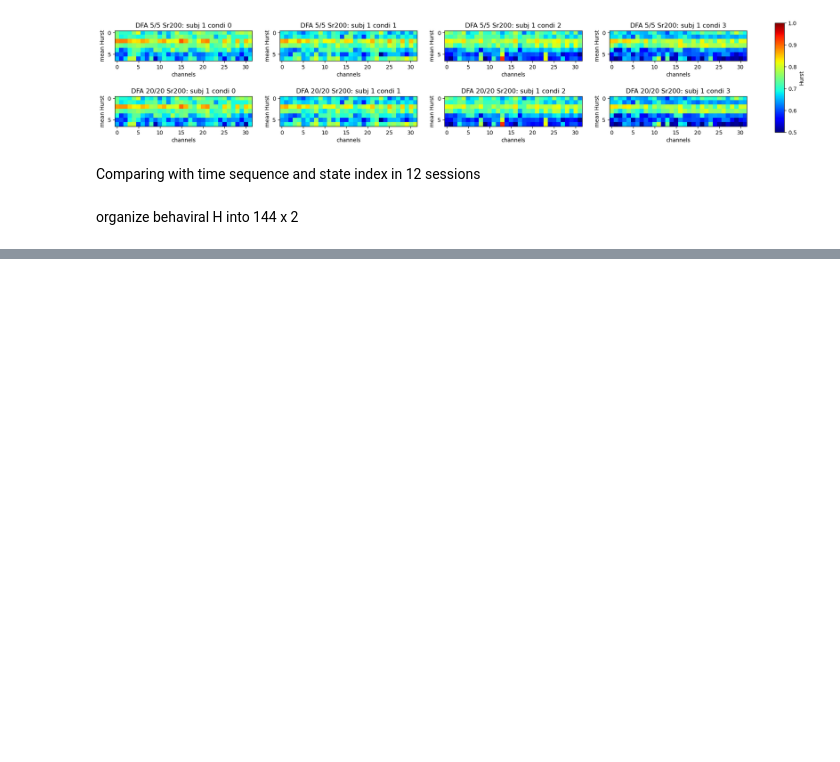
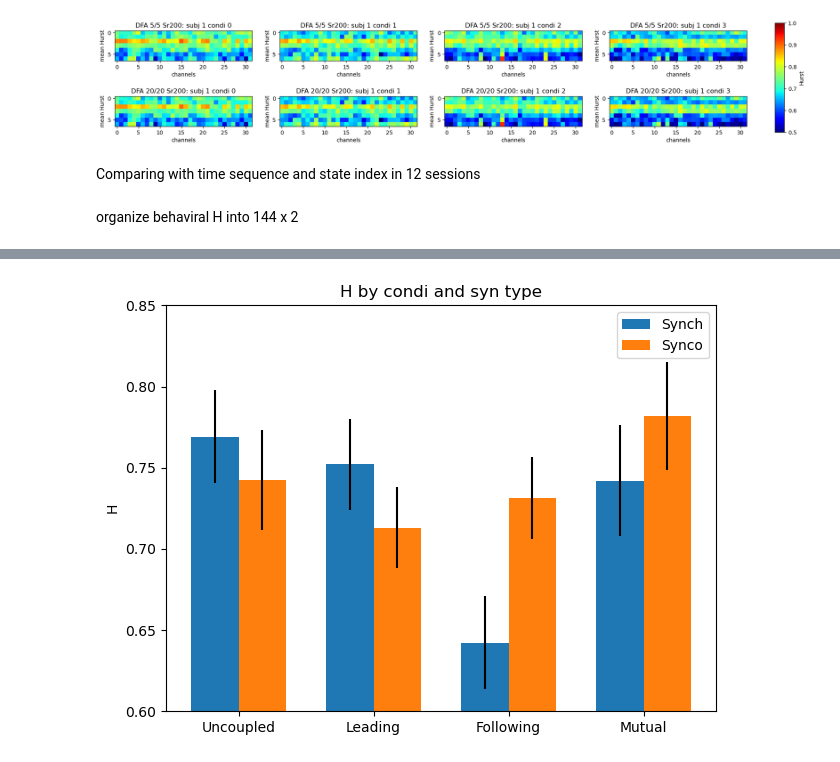
Before and after one commit to zhibinz2/1overf, a Jupyter notebook: Filter_Hilbert/test3_compare_Hurst.ipynb, the cells around one changed output, grey strips where cells are left out. Saved outputs shown, nothing was run; the diff lists cells and outputs as text; code cells hidden in the pictures; blank space fills up the shorter version.

Commit message:
2X4condi

```diff
--- a/Filter_Hilbert/test3_compare_Hurst.ipynb
+++ b/Filter_Hilbert/test3_compare_Hurst.ipynb
@@ -221,0 +276,3 @@ organize behaviral H into 144 x 2
+# %%
+synch_ind=np.where(session144==1)
+synco_ind=np.where(session144==2)
@@ -221,0 +306,17 @@ organize behaviral H into 144 x 2
+# %%
+# Mutual condition in Synch for L&R
+Mutual_synch_ind=np.intersect1d(synch_ind,Mutual_ind)
+# Mutual condition in Synco for L&R
+Mutual_synco_ind=np.intersect1d(synco_ind,Mutual_ind)
+# %%
+# L_Leading in Synch / R_following in Synch
+L_lead_synch_ind=np.intersect1d(synch_ind,L_lead_ind)
+# R_leading in Synch / L_following in Synch
+R_lead_synch_ind=np.intersect1d(synch_ind,R_lead_ind)
+# L_Leading in Synco / R_following in Synco
+L_lead_synco_ind=np.intersect1d(synco_ind,L_lead_ind)
+# R_leading in Synco / L_following in Synco
+R_lead_synco_ind=np.intersect1d(synco_ind,R_lead_ind)
+# %%
+# parameters for plotting
+states4names=['Uncoupled','Leading','Following','Mutual']
@@ -221,0 +362,28 @@ organize behaviral H into 144 x 2
+# %%
+
+synch_means, synch_sem = H_means[0,:], H_sems[0,:]
+synco_means, synco_sem = H_means[1,:], H_sems[1,:]
+
+ind = np.arange(len(synch_means))  # the x locations for the groups
+width = 0.35  # the width of the bars
+
+fig, ax = plt.subplots()
+rects1 = ax.bar(ind - width/2, synch_means, width, yerr=synch_sem,
+                label='Synch')
+rects2 = ax.bar(ind + width/2, synco_means, width, yerr=synco_sem,
+                label='Synco')
+
+# Add some text for labels, title and custom x-axis tick labels, etc.
+ax.set_ylabel('H')
+ax.set_title('H by condi and syn type')
+ax.set_xticks(ind)
+ax.set_xticklabels(states4names)
+ax.legend()
+
+plt.ylim(0.6, 0.85)
+
+fig.tight_layout()
+
+plt.show()
+# %% [output]
+[figure, added]
```
Also changed, not shown: parts of 9 cells of this notebook, 2 other files.
